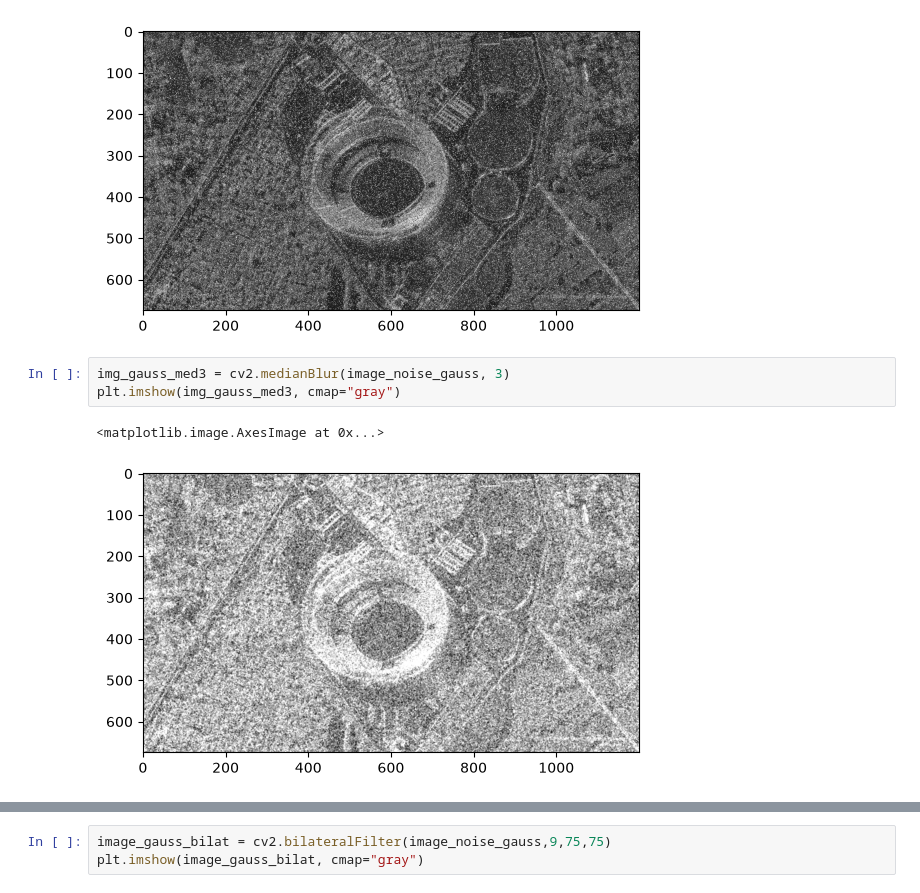
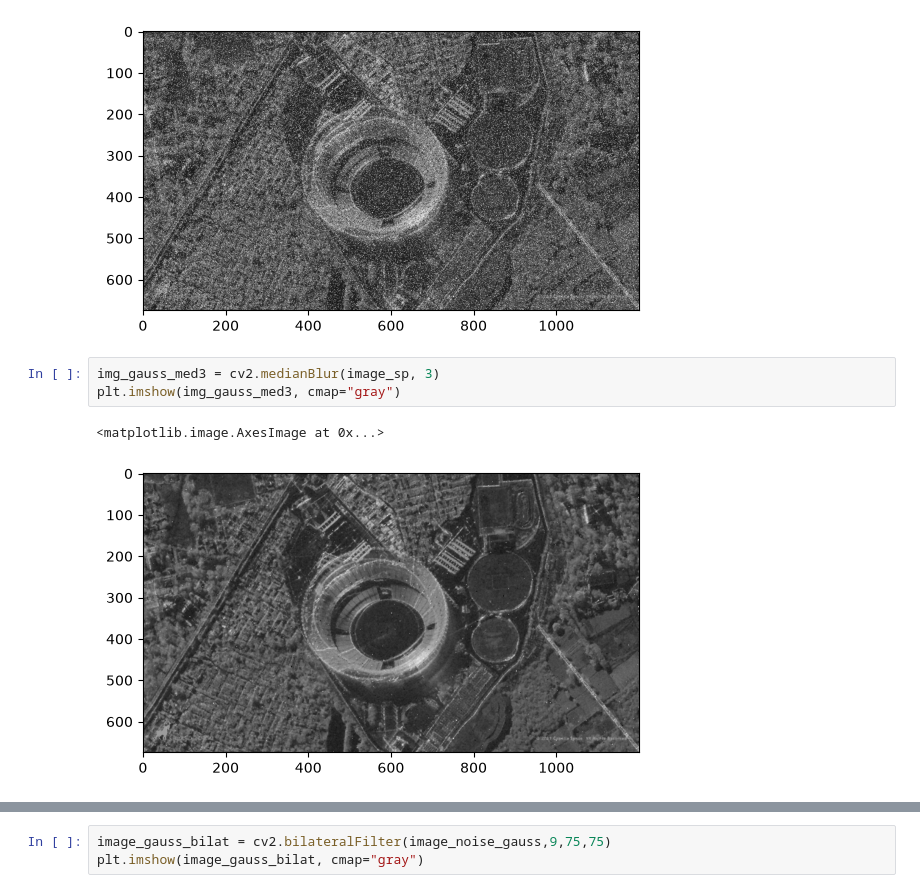
Before and after one commit to Allynall/image-processing, a Jupyter notebook: Task2.ipynb, the cells around one changed output, grey strips where cells are left out. Saved outputs shown, nothing was run; the diff lists cells and outputs as text.

```diff
--- a/Task2.ipynb
+++ b/Task2.ipynb
@@ -36,9 +36,9 @@ plt.imshow(image_sp, cmap="gray")
 <matplotlib.image.AxesImage at 0x...>
 [figure]
 # %%
-img_gauss_med3 = cv2.medianBlur(image_noise_gauss, 3)
+img_gauss_med3 = cv2.medianBlur(image_sp, 3)
 plt.imshow(img_gauss_med3, cmap="gray")
 # %% [output]
 <matplotlib.image.AxesImage at 0x...>
-[figure, old version]
+[figure, new version]
 # %%
```
Also changed, not shown: parts of 4 cells of this notebook, 1 other file.
